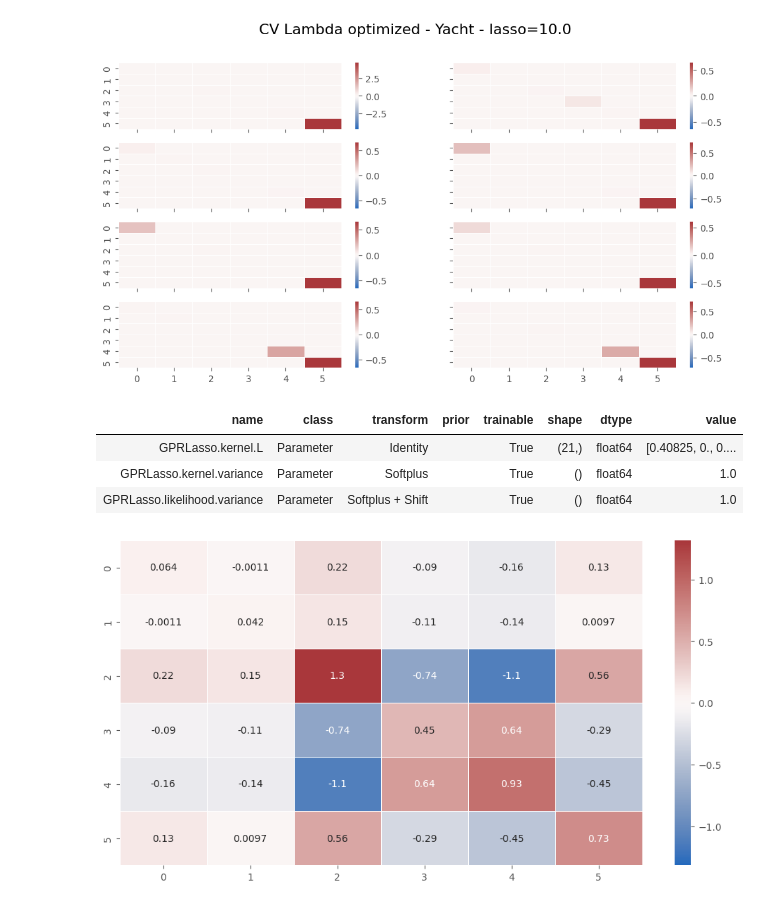
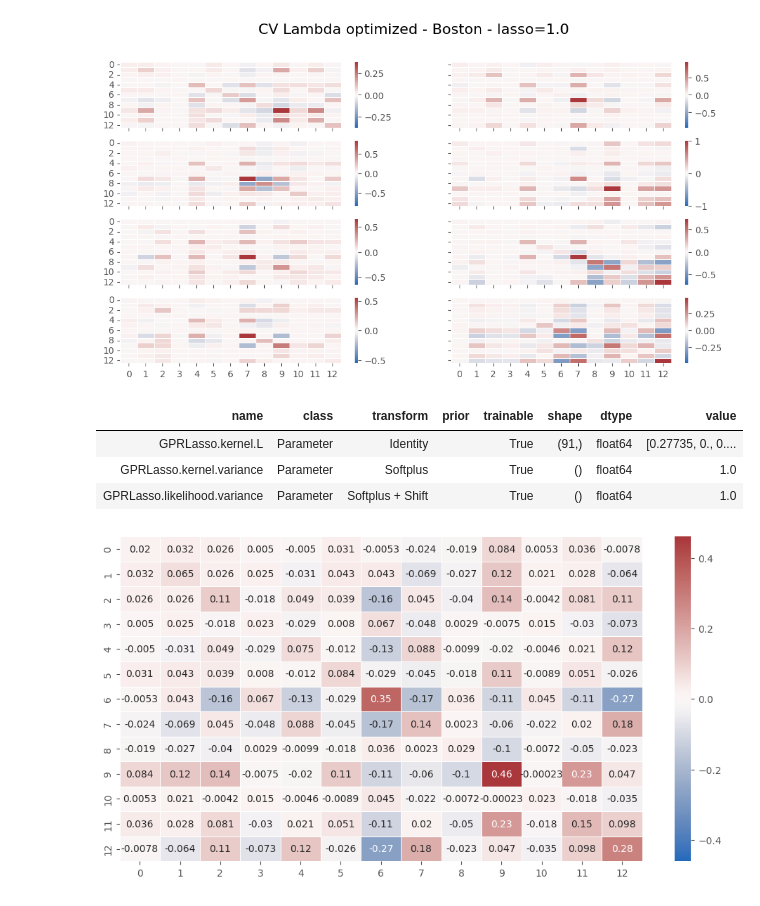
Before and after one commit to mattyred/BSGP_Automatic_Independence_Determination, a Jupyter notebook: LambdaRBFKernel/Experiment.ipynb, the cells around one changed output. Drawn from its saved outputs; the diff is of its cells as text; code cells hidden in the pictures.

Commit message:
Collecting results and exploring features

```diff
--- a/LambdaRBFKernel/Experiment.ipynb
+++ b/LambdaRBFKernel/Experiment.ipynb
@@ -11,3 +11,3 @@ from src.models.validation import measure_mnll, measure_rmse, kfold_cv_model
 # %%
-lasso = 0
-dataset = 'yacht'
+lasso = 1
+dataset = 'boston'
@@ -53,5 +14,6 @@ MNLL: Train=-3.219 Test=1.872
 # %%
 X, Y = create_dataset(dataset, 0, False)
+D = X.shape[1]
 kfolds = KFold(n_splits = 8, shuffle=True, random_state=0)
 # %%
 model_params = {'num_inducing': 100, 'likelihood': gpflow.likelihoods.Gaussian(), 'max_iter': 10000, 'minibatch_size': 1000, 'lasso': lasso, 'tol_sparsity': 0.1}
@@ -71,19 +32,19 @@ Average test MNLL: 2.090
 # %%
-plot_matrix_cv(results_GPR_LRBF['Lambda'], info={'dataset':'Yacht', 'lasso':model_params['lasso']})
+plot_matrix_cv(results_GPR_LRBF['Lambda'], info={'dataset':'Boston', 'lasso':model_params['lasso']})
 # %% [output]
-[figure, old version]
+[figure, new version]
 # %%
 LRBF = LambdaRBF(variance=1.0, randomized=False, d=D)
-gpr_lasso_LRBF = GPRLasso(data=(X, Y), kernel=LRBF, lasso=0)
+gpr_lasso_LRBF = GPRLasso(data=(X, Y), kernel=LRBF, lasso=lasso)
 gpflow.utilities.print_summary(gpr_lasso_LRBF, fmt="notebook")
 gpr_lasso_LRBF.train()
 plot_matrix(gpr_lasso_LRBF.kernel.precision())
 # %% [output]
 | name | class | transform | prior | trainable | shape | dtype | value |
-| GPRLasso.kernel.L | Parameter | Identity |  | True | (21,) | float64 | [0.40825, 0., 0.... |
+| GPRLasso.kernel.L | Parameter | Identity |  | True | (91,) | float64 | [0.27735, 0., 0.... |
 | GPRLasso.kernel.variance | Parameter | Softplus |  | True | () | float64 | 1.0 |
 | GPRLasso.likelihood.variance | Parameter | Softplus + Shift |  | True | () | float64 | 1.0 |
-[figure, old version]
+[figure, new version]
 # %%
 RBF_ARD = ARD_gpflow(variance=1.0, randomized=False, d=D)
 gpr_lasso_RBF_ARD = GPRLasso(data=(X, Y), kernel=RBF_ARD, lasso=0)
```
Also changed, not shown: parts of 7 cells of this notebook, 20 other files.
